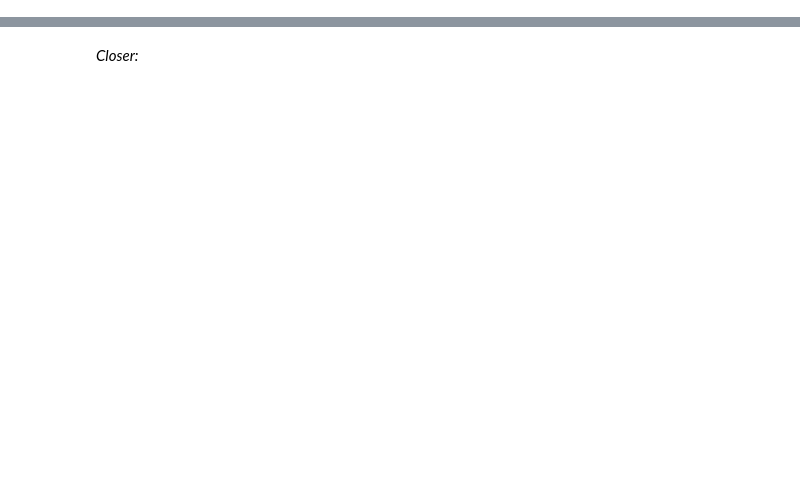
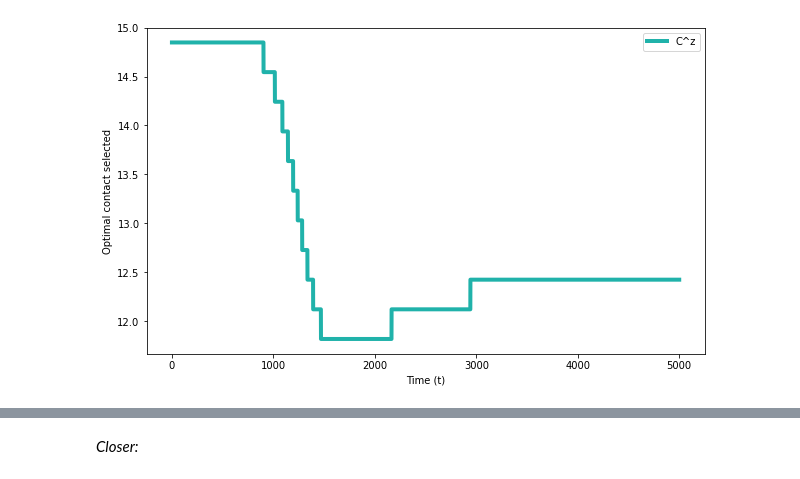
Before and after one commit to JimmyCalvoMonge/adaptive, a Jupyter notebook: design/adaptive/adaptive_use.ipynb, the cells around one changed output, grey strips where cells are left out. Saved outputs shown, nothing was run; the diff lists cells and outputs as text; code cells hidden in the pictures; blank space fills up the shorter version.

```diff
--- a/design/adaptive/adaptive_use.ipynb
+++ b/design/adaptive/adaptive_use.ipynb
@@ -122,0 +178,14 @@ instance_adaptive_wutils.plot_C(instance_adaptive_wutils.cs_history) # Could add
+# %%
+Cs = instance_adaptive.cz_history
+cs_unistep = []
+for i in tqdm(range(len(Cs))):
+    cs_unistep = cs_unistep + [Cs[i]]*instance_adaptive.steps
+
+plt.plot(np.linspace(0, instance_adaptive.t_max, len(cs_unistep)), cs_unistep, 'lightseagreen', label="C^z", linewidth=4, )
+plt.xlabel("Time (t)")
+plt.ylabel("Optimal contact selected")
+plt.legend(loc = "upper right")
+plt.rcParams["figure.figsize"] = (10,6)
+plt.show()
+# %% [output]
+[figure, added]
```
Also changed, not shown: parts of 26 cells of this notebook, 40 other files.
